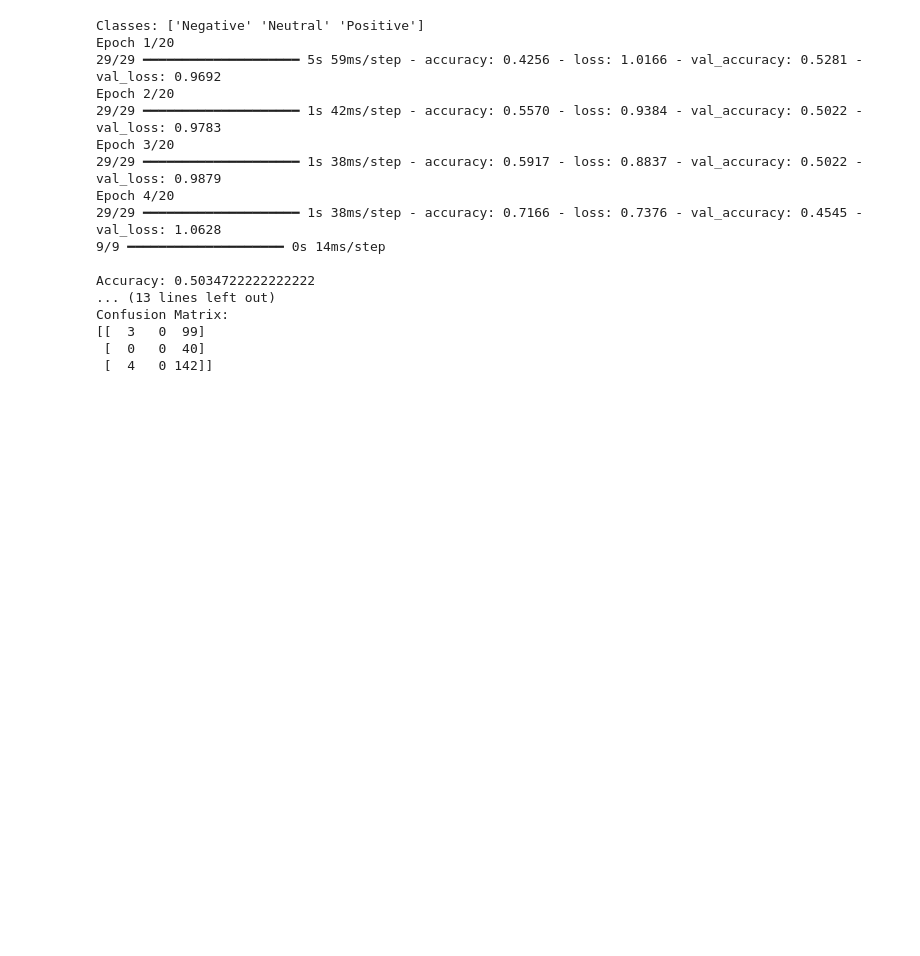
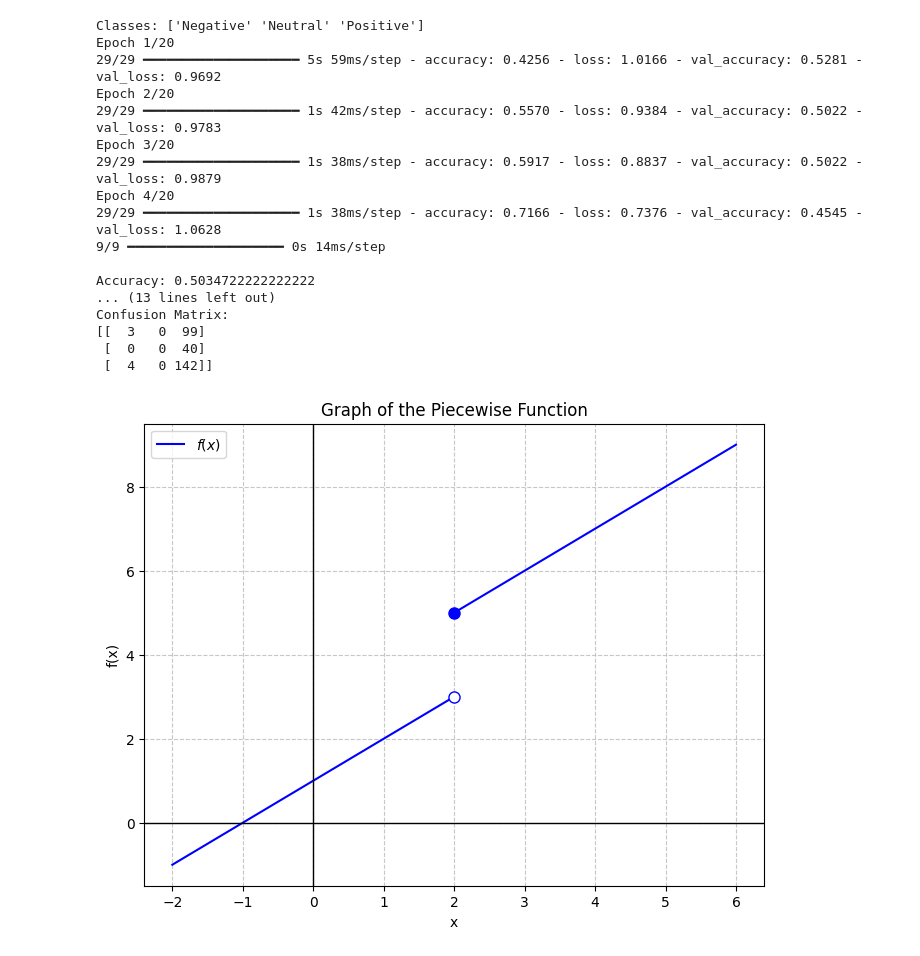
Before and after one commit to ka1817/Sentiment_Analysis, a Jupyter notebook: notebook/experiments.ipynb, the cells around one changed output. Drawn from its saved outputs; the diff is of its cells as text; code cells hidden in the pictures; blank space fills up the shorter version.

```diff
--- a/notebook/experiments.ipynb
+++ b/notebook/experiments.ipynb
@@ -2659,3 +2659,38 @@ print(
         y_pred
     )
 )
+# %%
+import matplotlib.pyplot as plt
+import numpy as np
+
+# Define the intervals for x
+x_left = np.linspace(-2, 1.95, 100)  # Values less than 2
+x_right = np.linspace(2.05, 6, 100)  # Values greater than 2
+
+# Define the corresponding y values
+y_left = x_left + 1
+y_right = x_right + 3
+
+plt.figure(figsize=(8, 6))
+
+# Plot the lines
+plt.plot(x_left, y_left, 'b-', label='$f(x)$')
+plt.plot(x_right, y_right, 'b-')
+
+# Plot the points at x = 2
+plt.plot(2, 3, 'bo', markerfacecolor='white', markersize=8) # Open circle at (2, 3)
+plt.plot(2, 5, 'bo', markersize=8)                          # Solid dot at (2, 5)
+
+# Formatting the graph
+plt.title('Graph of the Piecewise Function')
+plt.xlabel('x')
+plt.ylabel('f(x)')
+plt.axhline(0, color='black', linewidth=1)
+plt.axvline(0, color='black', linewidth=1)
+plt.grid(True, linestyle='--', alpha=0.7)
+plt.legend()
+
+# Display the plot
+plt.show()
+# %% [output]
+[figure, added]
```
Also changed, not shown: 1 other file.
